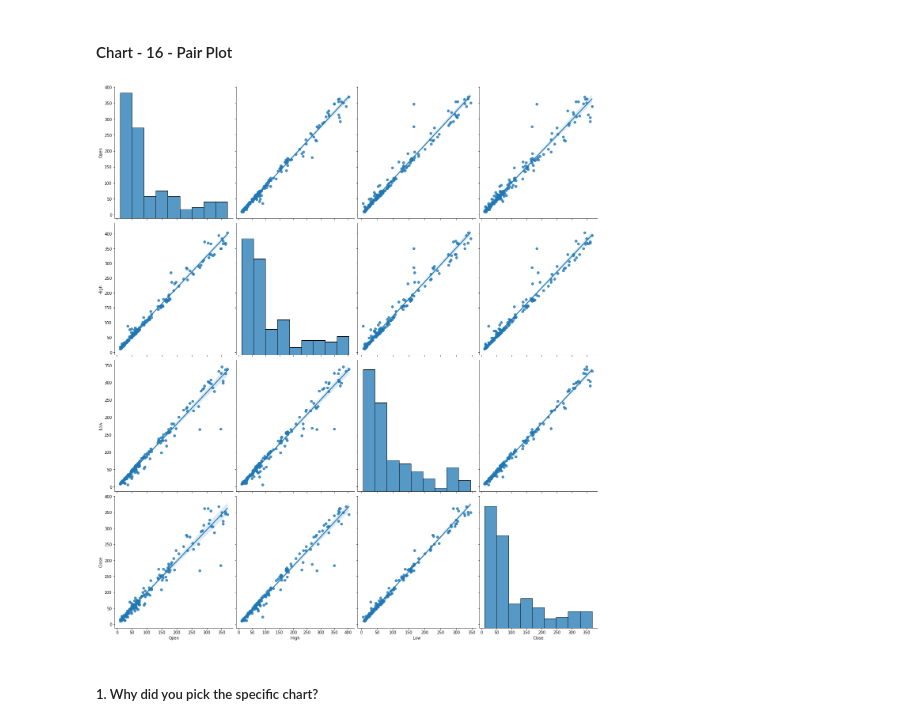
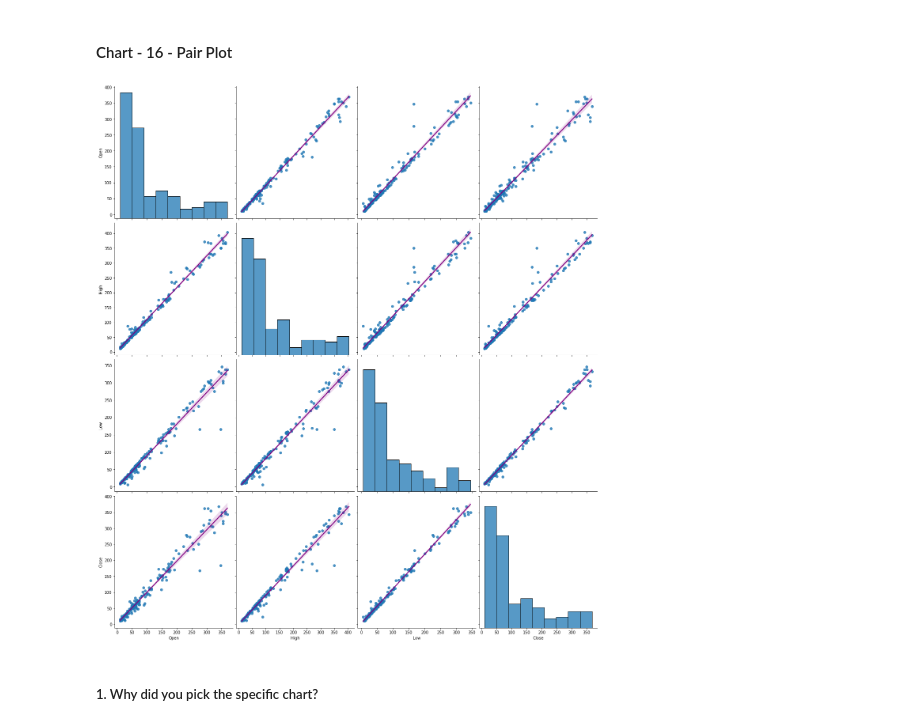
Before and after one commit to LuvMutreja/Yes-Bank-Closing-Stock-Price-Prediction, a Jupyter notebook: Regression_Project_Yes_Bank_Stock_Closing_Price_Prediction_.ipynb, the cells around one changed output. Saved outputs shown, nothing was run; the diff lists cells and outputs as text; code cells hidden in the pictures.

```diff
--- a/Regression_Project_Yes_Bank_Stock_Closing_Price_Prediction_.ipynb
+++ b/Regression_Project_Yes_Bank_Stock_Closing_Price_Prediction_.ipynb
@@ -423,2 +219,0 @@ Name: Close, Length: 185, dtype: float64
-# %%
-dataset.set_index(['Date'])
@@ -840,10 +848,11 @@ Answer Here
 #### Chart - 16 - Pair Plot
 # %%
 # Pair Plot visualization code
-sns.pairplot(dataset,x_vars=['Open','High','Low','Close'],y_vars=['Open','High','Low','Close'],kind='reg',size=5, aspect=0.9)
+sns.pairplot(dataset,x_vars=['Open','High','Low','Close'],y_vars=['Open','High','Low','Close'],kind='reg',size=5, aspect=0.9,
+             plot_kws={'line_kws':{'color':'purple'}})
 plt.show()
 # %% [output]
-[figure, old version]
+[figure, new version]
 # %% [markdown]
 ##### 1. Why did you pick the specific chart?
 # %% [markdown]
```
Also changed, not shown: parts of 121 cells of this notebook.
